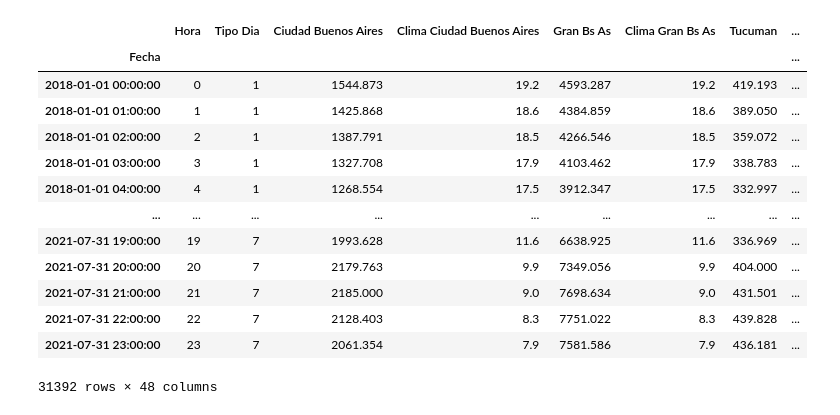
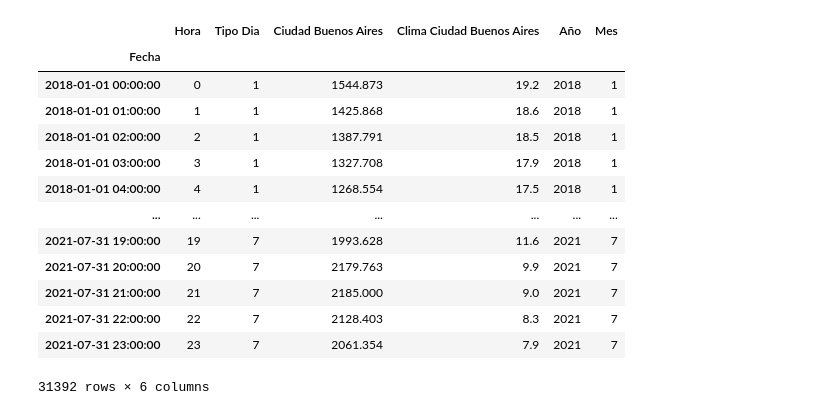
Before and after one commit to IlicicAxel/Energia_Forecast, a Jupyter notebook: Pre_processing.ipynb, the cells around one changed output. Drawn from its saved outputs; the diff is of its cells as text; code cells hidden in the pictures.

```diff
--- a/Pre_processing.ipynb
+++ b/Pre_processing.ipynb
@@ -1,26 +1,30 @@
 # %%
+#Importar librerias
 import pandas as pd
 import seaborn as sns
 import numpy as np
 import matplotlib.pyplot as plt
-df = pd.read_csv("BASE.csv", header = 0, parse_dates = [0], index_col = 0, dayfirst=True)
-
-df
-# %% [output]
-|  | Hora | Tipo Dia | Ciudad Buenos Aires | Clima Ciudad Buenos Aires | Gran Bs As | Clima Gran Bs As | Tucuman | ... |
-| Fecha |  |  |  |  |  |  |  | ... |
-| 2018-01-01 00:00:00 | 0 | 1 | 1544.873 | 19.2 | 4593.287 | 19.2 | 419.193 | ... |
-| 2018-01-01 01:00:00 | 1 | 1 | 1425.868 | 18.6 | 4384.859 | 18.6 | 389.050 | ... |
-| 2018-01-01 02:00:00 | 2 | 1 | 1387.791 | 18.5 | 4266.546 | 18.5 | 359.072 | ... |
-| 2018-01-01 03:00:00 | 3 | 1 | 1327.708 | 17.9 | 4103.462 | 17.9 | 338.783 | ... |
-| 2018-01-01 04:00:00 | 4 | 1 | 1268.554 | 17.5 | 3912.347 | 17.5 | 332.997 | ... |
-| ... | ... | ... | ... | ... | ... | ... | ... | ... |
-| 2021-07-31 19:00:00 | 19 | 7 | 1993.628 | 11.6 | 6638.925 | 11.6 | 336.969 | ... |
-| 2021-07-31 20:00:00 | 20 | 7 | 2179.763 | 9.9 | 7349.056 | 9.9 | 404.000 | ... |
-| 2021-07-31 21:00:00 | 21 | 7 | 2185.000 | 9.0 | 7698.634 | 9.0 | 431.501 | ... |
-| 2021-07-31 22:00:00 | 22 | 7 | 2128.403 | 8.3 | 7751.022 | 8.3 | 439.828 | ... |
-| 2021-07-31 23:00:00 | 23 | 7 | 2061.354 | 7.9 | 7581.586 | 7.9 | 436.181 | ... |
-31392 rows × 48 columns
+# %%
+df = pd.read_csv("BASE.csv", header = 0, parse_dates = [0], index_col = 0, dayfirst=True)
+df = df.iloc[:,:4]
+df['Año'] = pd. DatetimeIndex(df.index).year
+df['Mes'] = pd. DatetimeIndex(df.index).month
+df
+# %% [output]
+|  | Hora | Tipo Dia | Ciudad Buenos Aires | Clima Ciudad Buenos Aires | Año | Mes |
+| Fecha |  |  |  |  |  |  |
+| 2018-01-01 00:00:00 | 0 | 1 | 1544.873 | 19.2 | 2018 | 1 |
+| 2018-01-01 01:00:00 | 1 | 1 | 1425.868 | 18.6 | 2018 | 1 |
+| 2018-01-01 02:00:00 | 2 | 1 | 1387.791 | 18.5 | 2018 | 1 |
+| 2018-01-01 03:00:00 | 3 | 1 | 1327.708 | 17.9 | 2018 | 1 |
+| 2018-01-01 04:00:00 | 4 | 1 | 1268.554 | 17.5 | 2018 | 1 |
+| ... | ... | ... | ... | ... | ... | ... |
+| 2021-07-31 19:00:00 | 19 | 7 | 1993.628 | 11.6 | 2021 | 7 |
+| 2021-07-31 20:00:00 | 20 | 7 | 2179.763 | 9.9 | 2021 | 7 |
+| 2021-07-31 21:00:00 | 21 | 7 | 2185.000 | 9.0 | 2021 | 7 |
+| 2021-07-31 22:00:00 | 22 | 7 | 2128.403 | 8.3 | 2021 | 7 |
+| 2021-07-31 23:00:00 | 23 | 7 | 2061.354 | 7.9 | 2021 | 7 |
+31392 rows × 6 columns
 # %%
 df.describe()
 # %% [output]
```
Also changed, not shown: parts of 10 cells of this notebook, 3 other files.
